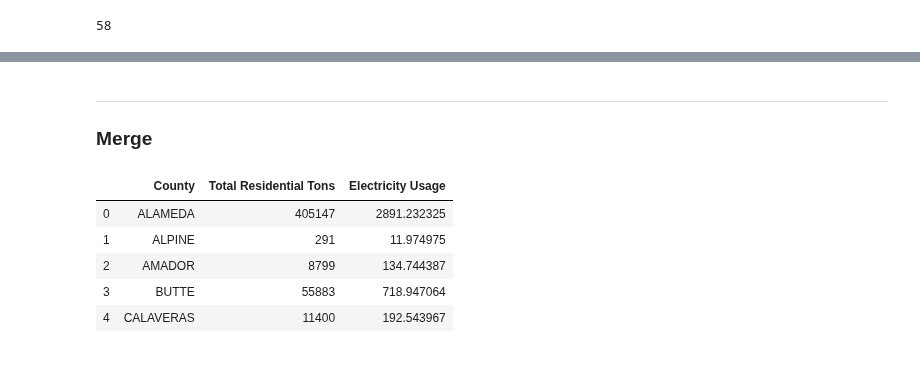
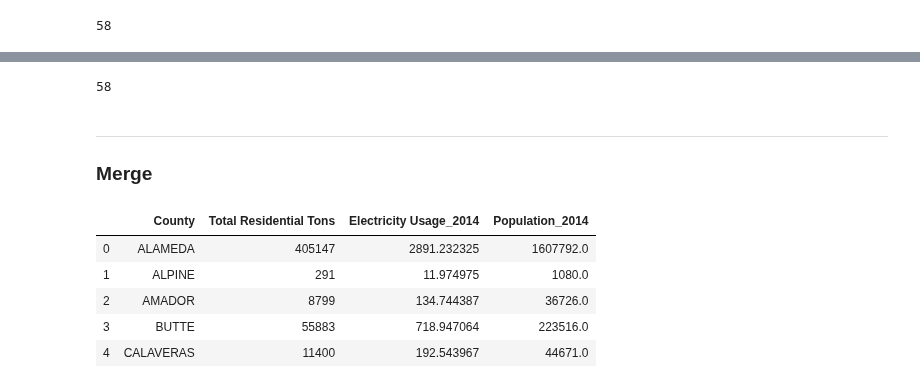
Before and after one commit to matthew-y-dong/ca-waste, a Jupyter notebook: code/clean-merge-data.ipynb, the cells around one changed output, grey strips where cells are left out. Cells and saved outputs as stored; diff of their text form; code cells hidden in the pictures.

Commit message:
clean and add population to features df

```diff
--- a/code/merge-data.ipynb
+++ b/code/clean-merge-data.ipynb
@@ -55,0 +67,6 @@ len(residential_electricity.County.unique())
+# %%
+population_per_county = pd.read_csv("../data/census-ca-county-populations.csv", skiprows=3, skipfooter=5)
+population_per_county.rename(columns={"Unnamed: 0":"County"}, inplace=True)
+population_per_county.drop([0], inplace=True) # drop CA population
+population_per_county.reset_index(drop=True, inplace=True)
+population_per_county.tail()
@@ -55,0 +80,7 @@ len(residential_electricity.County.unique())
+# %%
+for col in population_per_county.columns:
+    population_per_county[col] = population_per_county[col].str.replace(r'[,\.]', '')
+    if col != "County":
+        population_per_county[col] = population_per_county[col].astype(float)
+
+population_per_county["County"] = population_per_county.County.str.replace(" County California", "").str.upper()
@@ -55,0 +96,4 @@ len(residential_electricity.County.unique())
+# %%
+population_df = population_per_county[["County", year]]
+population_df.rename(columns={year: "Population_" + year}, inplace=True)
+population_df.head()
@@ -56,16 +107,21 @@ len(residential_electricity.County.unique())
+# %%
+len(population_per_county.County.unique())
+# %% [output]
+58
 # %% [markdown]
 ---
 
 ### Merge
 # %%
-waste_electricity_df = total_waste_per_county.merge(residential_electricity)
+complete_feature_df = total_waste_per_county.merge(residential_electricity)
+complete_feature_df = complete_feature_df.merge(population_df)
 # %%
-waste_electricity_df.head()
+complete_feature_df.head()
 # %% [output]
-|  | County | Total Residential Tons | Electricity Usage |
-| 0 | ALAMEDA | 405147 | 2891.232325 |
-| 1 | ALPINE | 291 | 11.974975 |
-| 2 | AMADOR | 8799 | 134.744387 |
-| 3 | BUTTE | 55883 | 718.947064 |
-| 4 | CALAVERAS | 11400 | 192.543967 |
+|  | County | Total Residential Tons | Electricity Usage_2014 | Population_2014 |
+| 0 | ALAMEDA | 405147 | 2891.232325 | 1607792.0 |
+| 1 | ALPINE | 291 | 11.974975 | 1080.0 |
+| 2 | AMADOR | 8799 | 134.744387 | 36726.0 |
+| 3 | BUTTE | 55883 | 718.947064 | 223516.0 |
+| 4 | CALAVERAS | 11400 | 192.543967 | 44671.0 |
 # %%
```
Also changed, not shown: parts of 9 cells of this notebook, 4 other files.
